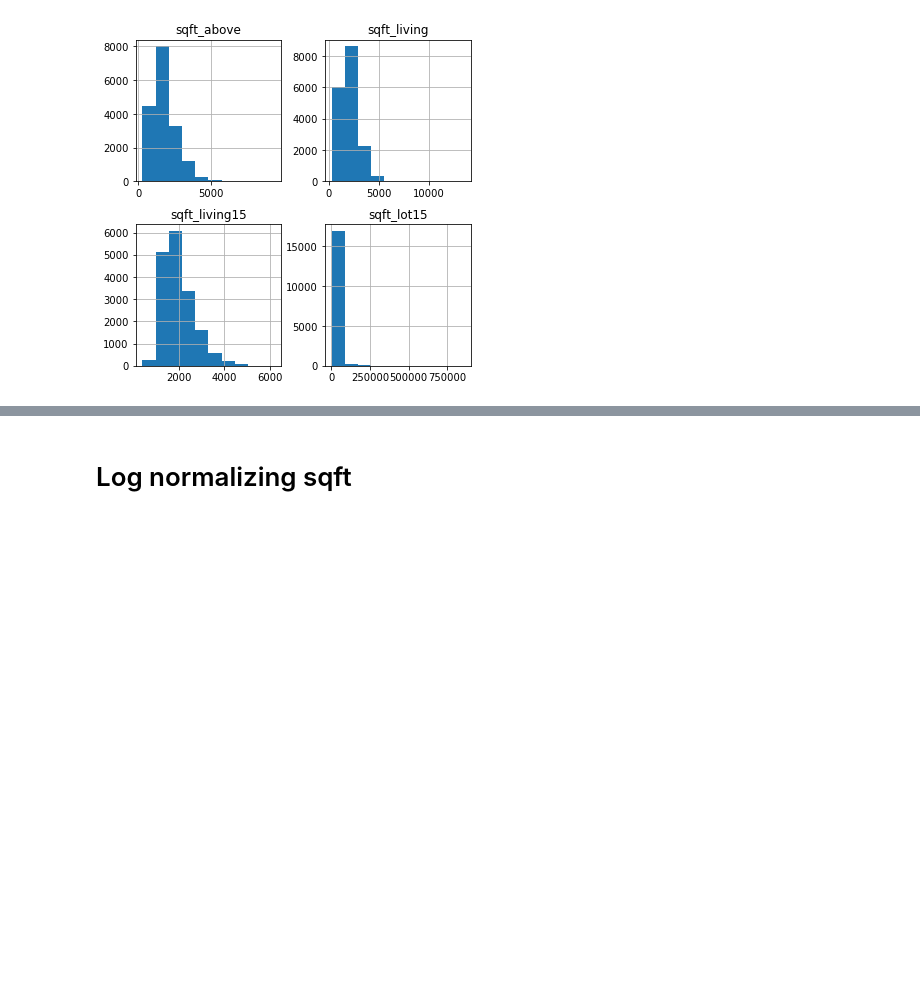
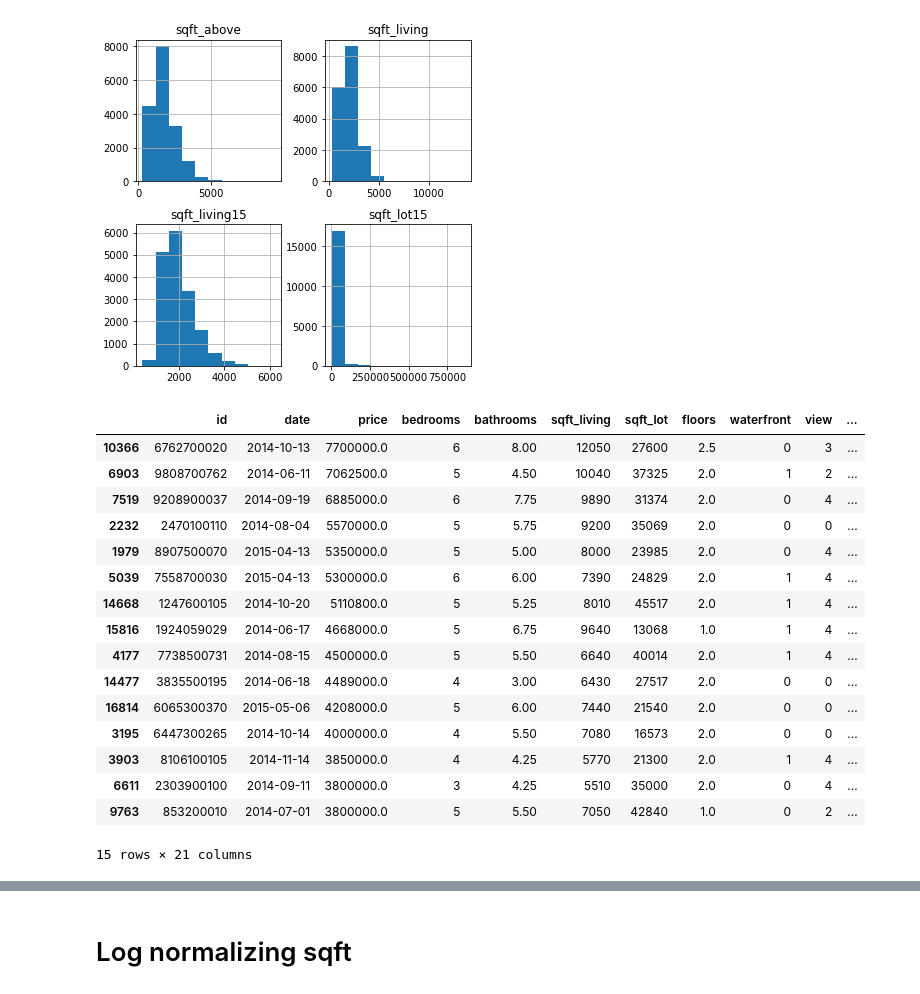
Before and after one commit to brenfrrs/kings_county_housing, a Jupyter notebook: EDA/eda_notebook.ipynb, the cells around one changed output, grey strips where cells are left out. Cells and saved outputs as stored; diff of their text form; code cells hidden in the pictures; blank space fills up the shorter version.

```diff
--- a/EDA/eda_notebook.ipynb
+++ b/EDA/eda_notebook.ipynb
@@ -86,3 +87,23 @@ data_pred[['bedrooms', 'floors', 'bathrooms', 'grade']].hist(figsize  = [6, 6]);
 data_pred[['sqft_living15', 'sqft_lot15', 'sqft_above', 'sqft_living']].hist(figsize  = [6, 6]);
 # %% [output]
 [figure]
+# %%
+training_data.sort_values('price', ascending=False).head(15)
+# %% [output]
+|  | id | date | price | bedrooms | bathrooms | sqft_living | sqft_lot | floors | waterfront | view | ... |
+| 10366 | 6762700020 | 2014-10-13 | 7700000.0 | 6 | 8.00 | 12050 | 27600 | 2.5 | 0 | 3 | ... |
+| 6903 | 9808700762 | 2014-06-11 | 7062500.0 | 5 | 4.50 | 10040 | 37325 | 2.0 | 1 | 2 | ... |
+| 7519 | 9208900037 | 2014-09-19 | 6885000.0 | 6 | 7.75 | 9890 | 31374 | 2.0 | 0 | 4 | ... |
+| 2232 | 2470100110 | 2014-08-04 | 5570000.0 | 5 | 5.75 | 9200 | 35069 | 2.0 | 0 | 0 | ... |
+| 1979 | 8907500070 | 2015-04-13 | 5350000.0 | 5 | 5.00 | 8000 | 23985 | 2.0 | 0 | 4 | ... |
+| 5039 | 7558700030 | 2015-04-13 | 5300000.0 | 6 | 6.00 | 7390 | 24829 | 2.0 | 1 | 4 | ... |
+| 14668 | 1247600105 | 2014-10-20 | 5110800.0 | 5 | 5.25 | 8010 | 45517 | 2.0 | 1 | 4 | ... |
+| 15816 | 1924059029 | 2014-06-17 | 4668000.0 | 5 | 6.75 | 9640 | 13068 | 1.0 | 1 | 4 | ... |
+| 4177 | 7738500731 | 2014-08-15 | 4500000.0 | 5 | 5.50 | 6640 | 40014 | 2.0 | 1 | 4 | ... |
+| 14477 | 3835500195 | 2014-06-18 | 4489000.0 | 4 | 3.00 | 6430 | 27517 | 2.0 | 0 | 0 | ... |
+| 16814 | 6065300370 | 2015-05-06 | 4208000.0 | 5 | 6.00 | 7440 | 21540 | 2.0 | 0 | 0 | ... |
+| 3195 | 6447300265 | 2014-10-14 | 4000000.0 | 4 | 5.50 | 7080 | 16573 | 2.0 | 0 | 0 | ... |
+| 3903 | 8106100105 | 2014-11-14 | 3850000.0 | 4 | 4.25 | 5770 | 21300 | 2.0 | 1 | 4 | ... |
+| 6611 | 2303900100 | 2014-09-11 | 3800000.0 | 3 | 4.25 | 5510 | 35000 | 2.0 | 0 | 4 | ... |
+| 9763 | 853200010 | 2014-07-01 | 3800000.0 | 5 | 5.50 | 7050 | 42840 | 1.0 | 0 | 2 | ... |
+15 rows × 21 columns
```
Also changed, not shown: parts of 26 cells of this notebook.
